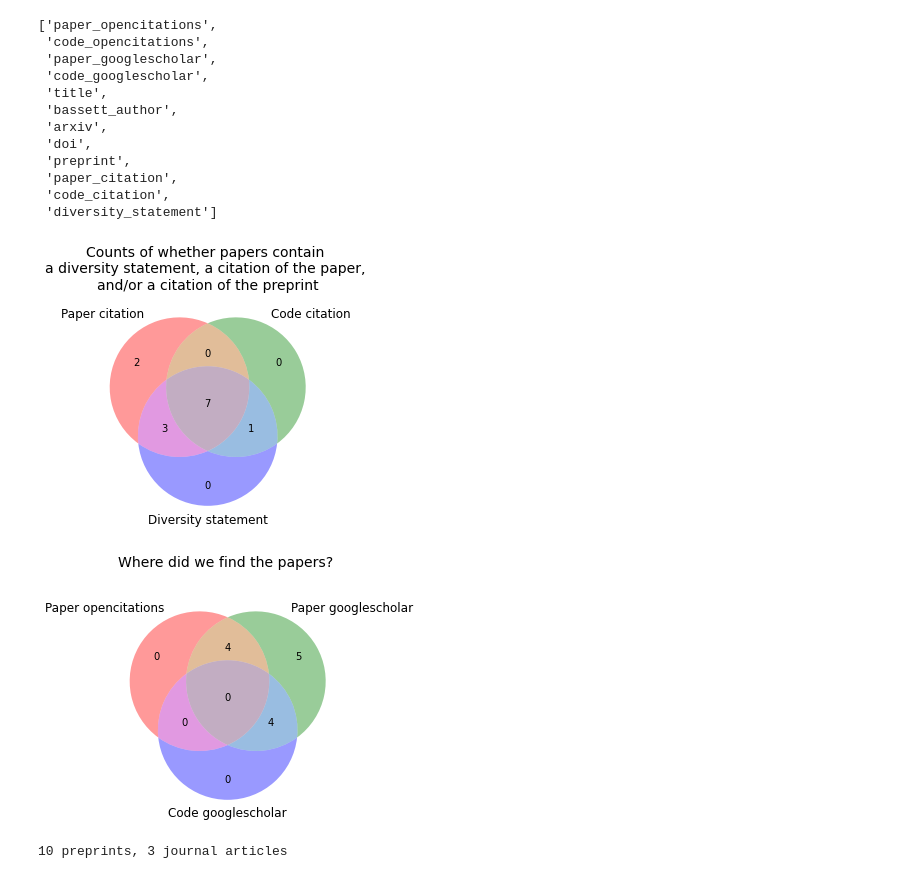
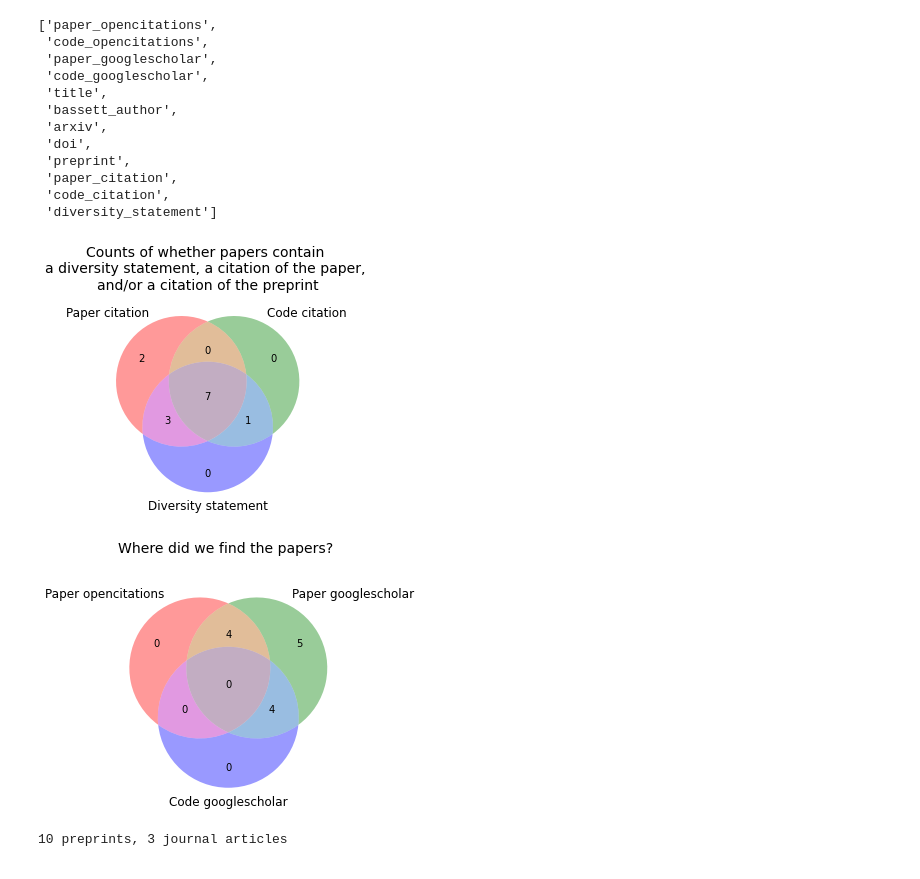
Before and after one commit to koudyk/cleanBibImpact, a Jupyter notebook: src/visualization/visualize_manual_data.ipynb, the cells around one changed output. Drawn from its saved outputs; the diff is of its cells as text; code cells hidden in the pictures.

Commit message:
fix figure so title isn't cut off

```diff
--- a/src/visualization/visualize_manual_data.ipynb
+++ b/src/visualization/visualize_manual_data.ipynb
@@ -7,7 +7,7 @@ from matplotlib import pyplot as plt
 from matplotlib_venn import venn3_circles, venn3_unweighted
 from matplotlib_venn import _common, _venn3
 
-datafile = '../data/cleanBib_citations.csv'
+datafile = '../../data/cleanBib_citations.csv'
 df = pd.read_csv(datafile)
 df.head()
 # %% [output]
@@ -49,21 +49,24 @@ def venn_of_df(df):
 # %%
 cols = ['paper_citation', 'code_citation', 'diversity_statement']
 venn_of_df(df[cols])
 plt.title('Counts of whether papers contain \n' +\
           'a diversity statement, a citation of the paper, \n' +\
           'and/or a citation of the preprint', fontsize=14)
-plt.savefig('../reports/figures/venn_diagram_content.png')
+plt.tight_layout()
+plt.savefig('../../reports/figures/venn_diagram_content.png')
 # %% [output]
-[figure, old version]
+[figure, new version]
 # %%
+plt.figure()
 cols = ['paper_opencitations',
  'paper_googlescholar',
  'code_googlescholar']
 venn_of_df(df[cols])
 plt.title('Where did we find the papers? \n', fontsize=14)
-plt.savefig('../reports/figures/venn_diagram_locatoin.png')
+plt.tight_layout()
+plt.savefig('../../reports/figures/venn_diagram_sources.png')
 # %% [output]
-[figure, old version]
+[figure, new version]
 # %%
 n_preprints = df['preprint'].sum()
 n_articles = len(df) - df['preprint'].sum()
```
Also changed, not shown: 3 other files.
